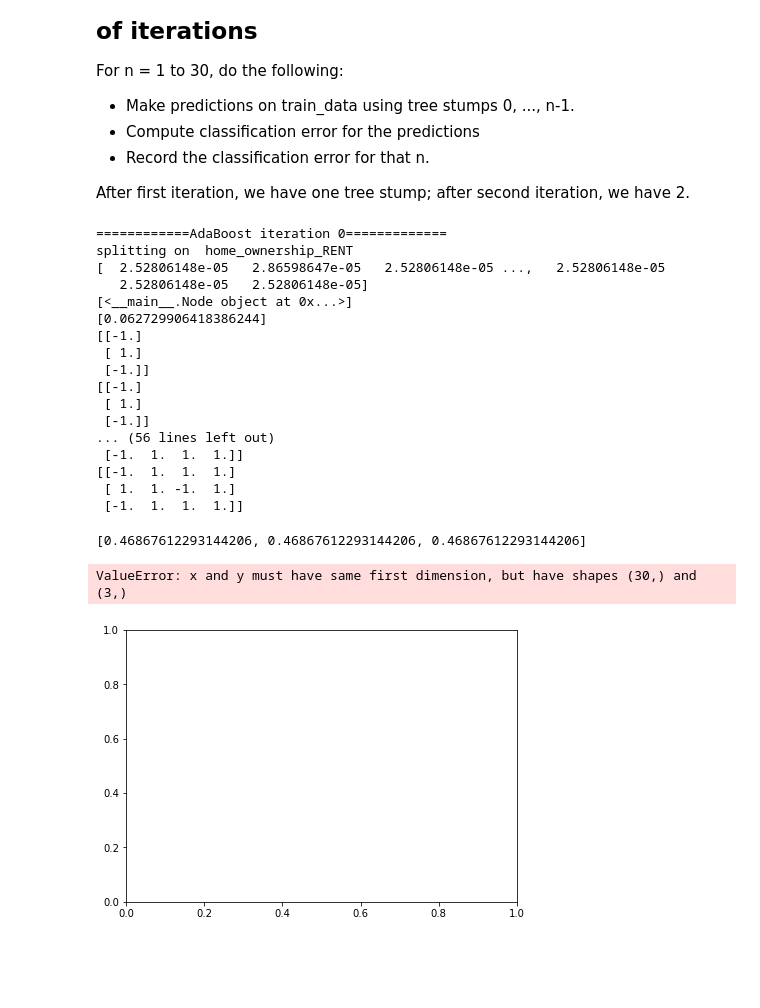
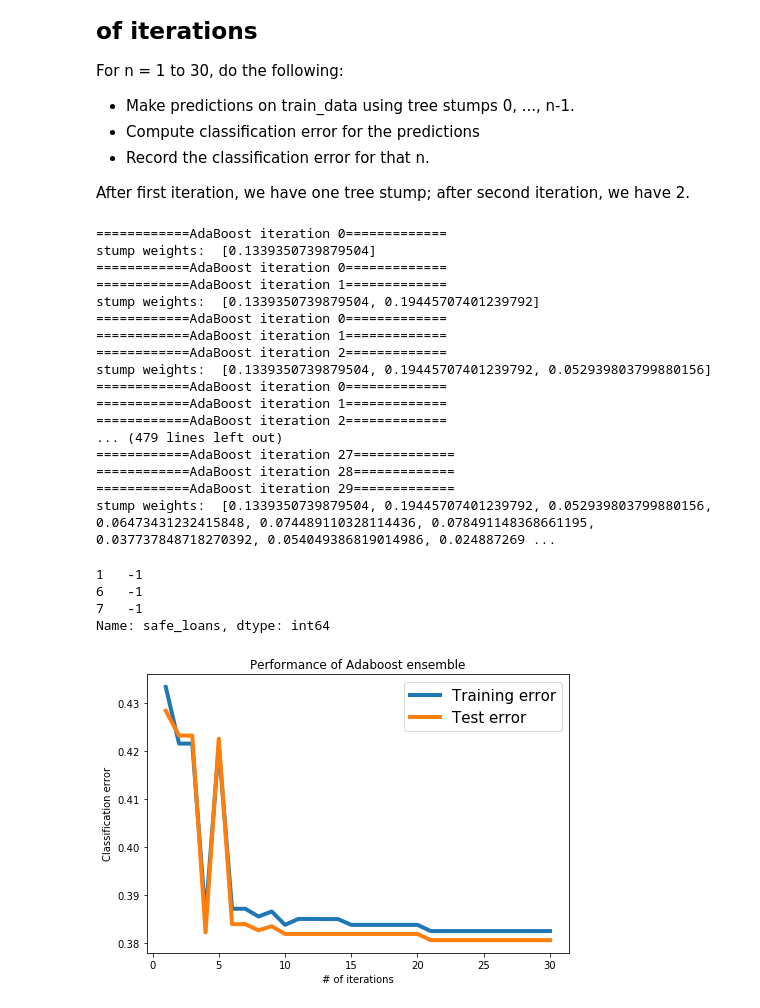
Before and after one commit to ShuhuaGao/MLAlgo, a Jupyter notebook: Boosting/Boosting a decision stump.ipynb, the cells around one changed output. Drawn from its saved outputs; the diff is of its cells as text; code cells hidden in the pictures; blank space fills up the shorter version.

Commit message:
finish AdaBoosting

```diff
--- a/Boosting/Boosting a decision stump.ipynb
+++ b/Boosting/Boosting a decision stump.ipynb
@@ -155,14 +164,16 @@ def weighted_decision_tree_create(data, features, target, data_weights, current_
     if (data[target] == 1).all() or (data[target] == -1).all():
         info('>stop condition 1: all the same class')
         return create_leaf(data[target], data_weights)
-    if not features:
-        info('>stop condtion 2: no more features')
+    if len(features) == 0:
+        print('>stop condtion 2: no more features')
         return create_leaf(data[target], data_weights)
     if current_depth > max_depth:
         info('>stop condtion 3: max depth {} reached'.format(max_depth))
         return create_leaf(data[target], data_weights)
     # stop condition 4: if one child is empty, i.e., the best feature has only one value in data, then it can be shown that all the other features have only one value in this data as well. In this case, we label current node as a leaf.
     best_feature = best_splitting_feature(data, features, target, data_weights)
+    if best_feature is None:
+        Pdb().set_trace()
     left_filter = data[best_feature] == 0
     right_filter = data[best_feature] == 1
     left_data = data[left_filter]
@@ -213,7 +224,7 @@ def evaluate(tree, data, target):
 # %%
 # Suppose we only care about making good predictions for the first 10 and last 10 items in train_data
 # assign weight 1 to these 20 examples and 0 to others
-data_weights = np.zeros(len(train_data))
+data_weights = np.zeros(len(train_data)) + 1e-3
 data_weights[0:10] = 1
 data_weights[-10:] = 1
 train_data_20 = train_data[data_weights == 1]  # a small subset containing only the 20 samples
@@ -292,7 +303,7 @@ def AdaBoost_with_decision_stumps(data, features, target, num_tree_stumps):
     tree_stump_weights = [None] * num_tree_stumps
     for i in range(num_tree_stumps):
         print('============AdaBoost iteration {}============='.format(i))
-        tree_stumps[i] = weighted_decision_tree_create(data, features, target, data_weights, current_depth=1, max_depth=1, annotate=True)
+        tree_stumps[i] = weighted_decision_tree_create(data, features, target, data_weights, current_depth=1, max_depth=1, annotate=False)
         # classify using this tree stump
         predications = data.apply(lambda x: classify(tree_stumps[i], x), axis='columns')
         is_error = predications != data[target]
@@ -301,7 +312,6 @@ def AdaBoost_with_decision_stumps(data, features, target, num_tree_stumps):
         tree_stump_weights[i] = w
         # reweight the data points
         data_weights = update_data_weights(data_weights, is_error, w)
-        print(data_weights)
     return tree_stumps, tree_stump_weights
 # %% [markdown]
 ## Predict with AdaBoost decision stumps
@@ -355,48 +354,50 @@ After first iteration, we have one tree stump; after second iteration, we have 2
 # %%
 train_error_all = []
 test_error_all = []
-for n in range(1, 5):
+T = 31
+for n in range(1, T):
     tree_stumps, tree_stump_weights = AdaBoost_with_decision_stumps(train_data, features, target, n)
-    print(tree_stumps)
-    print(tree_stump_weights)
+    print('stump weights: ', tree_stump_weights)
     train_predications = predict_AdaBoost(tree_stumps, tree_stump_weights, train_data)
     train_error_all.append((train_predications != train_data[target]).sum() / len(train_data))
     test_predications = predict_AdaBoost(tree_stumps, tree_stump_weights, test_data)
     test_error_all.append((test_predications != test_data[target]).sum() / len(test_data))
 # %% [output]
 ============AdaBoost iteration 0=============
-splitting on  home_ownership_RENT
-[  2.52806148e-05   2.86598647e-05   2.52806148e-05 ...,   2.52806148e-05
-   2.52806148e-05   2.52806148e-05]
-[<__main__.Node object at 0x...>]
-[0.062729906418386244]
-[[-1.]
- [ 1.]
- [-1.]]
-[[-1.]
- [ 1.]
- [-1.]]
-... (56 lines left out)
- [-1.  1.  1.  1.]]
-[[-1.  1.  1.  1.]
- [ 1.  1. -1.  1.]
- [-1.  1.  1.  1.]]
+stump weights:  [0.1339350739879504]
+============AdaBoost iteration 0=============
+============AdaBoost iteration 1=============
+stump weights:  [0.1339350739879504, 0.19445707401239792]
+============AdaBoost iteration 0=============
+============AdaBoost iteration 1=============
+============AdaBoost iteration 2=============
+stump weights:  [0.1339350739879504, 0.19445707401239792, 0.052939803799880156]
+============AdaBoost iteration 0=============
+============AdaBoost iteration 1=============
+============AdaBoost iteration 2=============
+... (479 lines left out)
+============AdaBoost iteration 27=============
+============AdaBoost iteration 28=============
+============AdaBoost iteration 29=============
+stump weights:  [0.1339350739879504, 0.19445707401239792, 0.052939803799880156, 0.06473431232415848, 0.074489110328114436, 0.078491148368661195, 0.037737848718270392, 0.054049386819014986, 0.024887269 ...
-# %%
-train_error_all
-# %% [output]
-[0.46867612293144206, 0.46867612293144206, 0.46867612293144206]
+# %%
+train_data[target][0:3]
+# %% [output]
+1   -1
+6   -1
+7   -1
+Name: safe_loans, dtype: int64
 # %%
 import matplotlib.pyplot as plt
 plt.rcParams['figure.figsize'] = 7, 5
-plt.plot(range(1,31), train_error_all, '-', linewidth=4.0, label='Training error')
-plt.plot(range(1,31), test_error_all, '-', linewidth=4.0, label='Test error')
+plt.plot(range(1,T), train_error_all, '-', linewidth=4.0, label='Training error')
+plt.plot(range(1,T), test_error_all, '-', linewidth=4.0, label='Test error')
 
 plt.title('Performance of Adaboost ensemble')
 plt.xlabel('# of iterations')
 plt.ylabel('Classification error')
 plt.rcParams.update({'font.size': 16})
 plt.legend(loc='best', prop={'size':15})
 plt.tight_layout()
 # %% [output]
-ValueError: x and y must have same first dimension, but have shapes (30,) and (3,)
-[figure, old version]
+[figure, new version]
```
Also changed, not shown: parts of 11 cells of this notebook.
